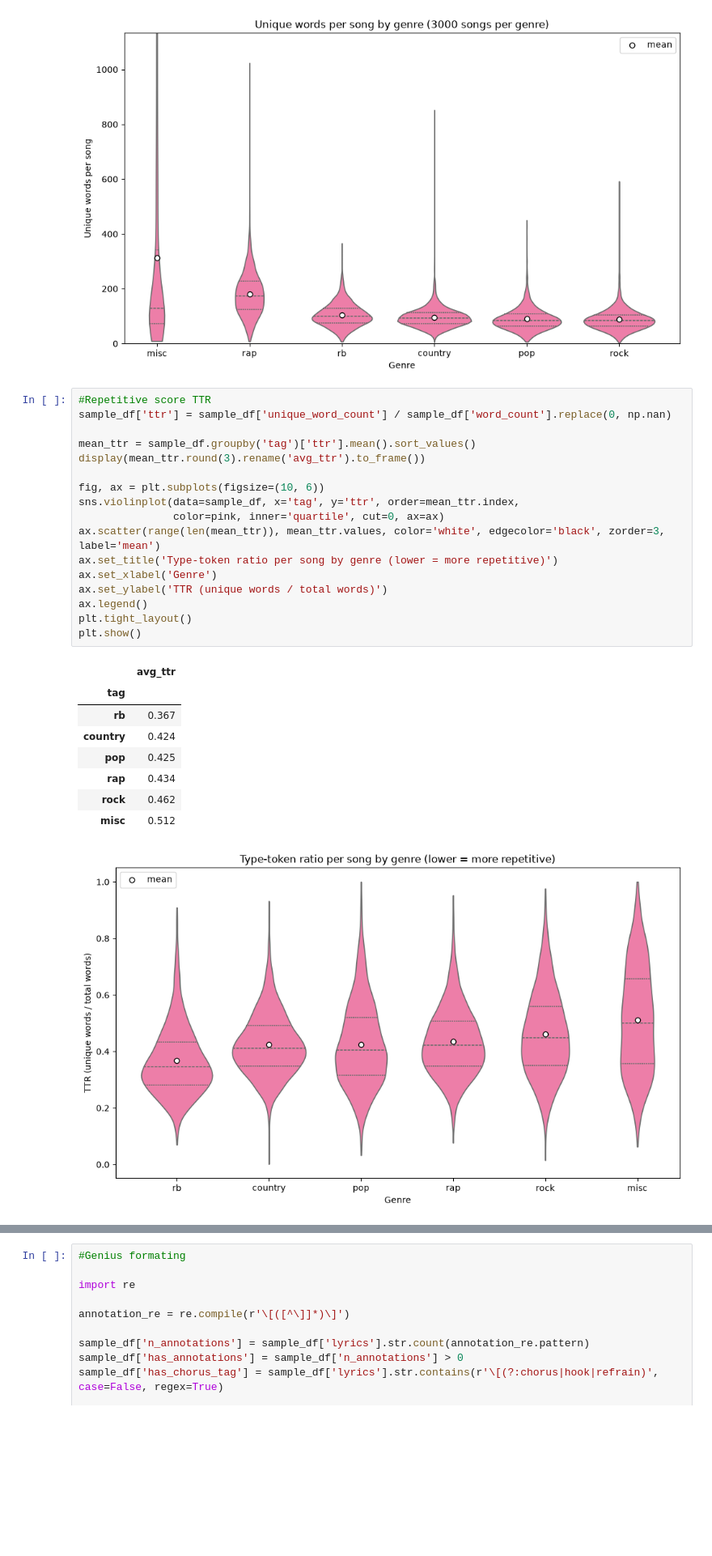
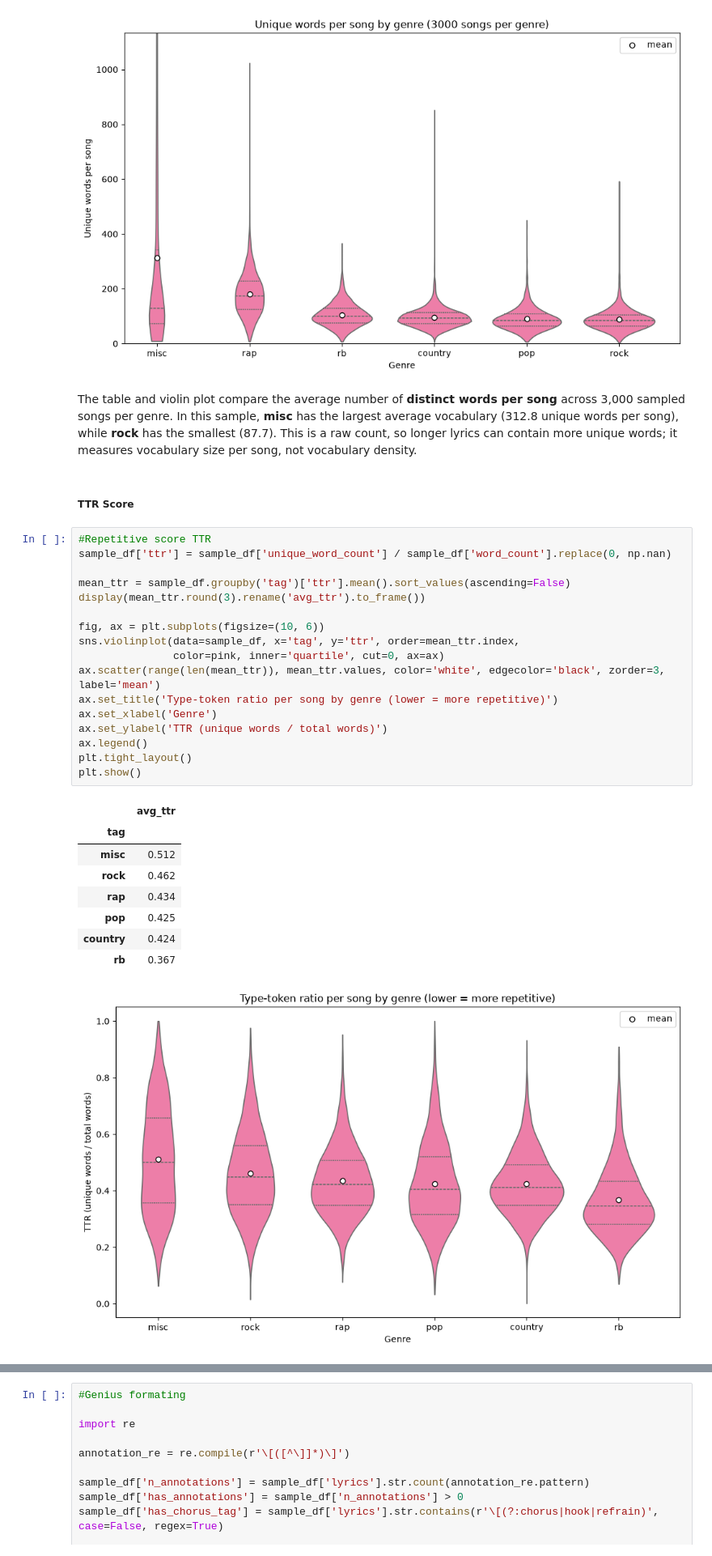
Before and after one commit to jnfpm/Text-Mining-, a Jupyter notebook: EDA.ipynb, the cells around one changed output, grey strips where cells are left out. Shown at 81% size. Drawn from its saved outputs; the diff is of its cells as text; blank space fills up the shorter version.

```diff
--- a/EDA.ipynb
+++ b/EDA.ipynb
@@ -433,30 +441,35 @@ plt.show()
 | pop | 89.7 |
 | rock | 87.7 |
 [figure]
+# %% [markdown]
+
+The table and violin plot compare the average number of **distinct words per song** across 3,000 sampled songs per genre. In this sample, **misc** has the largest average vocabulary (312.8 unique words per song), while **rock** has the smallest (87.7). This is a raw count, so longer lyrics can contain more unique words; it measures vocabulary size per song, not vocabulary density.
+# %% [markdown]
+##### TTR Score
 # %%
 #Repetitive score TTR
 sample_df['ttr'] = sample_df['unique_word_count'] / sample_df['word_count'].replace(0, np.nan)
 
-mean_ttr = sample_df.groupby('tag')['ttr'].mean().sort_values()
+mean_ttr = sample_df.groupby('tag')['ttr'].mean().sort_values(ascending=False)
 display(mean_ttr.round(3).rename('avg_ttr').to_frame())
 
 fig, ax = plt.subplots(figsize=(10, 6))
 sns.violinplot(data=sample_df, x='tag', y='ttr', order=mean_ttr.index,
                color=pink, inner='quartile', cut=0, ax=ax)
 ax.scatter(range(len(mean_ttr)), mean_ttr.values, color='white', edgecolor='black', zorder=3, label='mean')
 ax.set_title('Type-token ratio per song by genre (lower = more repetitive)')
 ax.set_xlabel('Genre')
 ax.set_ylabel('TTR (unique words / total words)')
 ax.legend()
 plt.tight_layout()
 plt.show()
 # %% [output]
 |  | avg_ttr |
 | tag |  |
+| misc | 0.512 |
+| rock | 0.462 |
+| rap | 0.434 |
+| pop | 0.425 |
+| country | 0.424 |
 | rb | 0.367 |
-| country | 0.424 |
-| pop | 0.425 |
-| rap | 0.434 |
-| rock | 0.462 |
-| misc | 0.512 |
-[figure, old version]
+[figure, new version]
```
Also changed, not shown: parts of 11 cells of this notebook, 1 other file.
